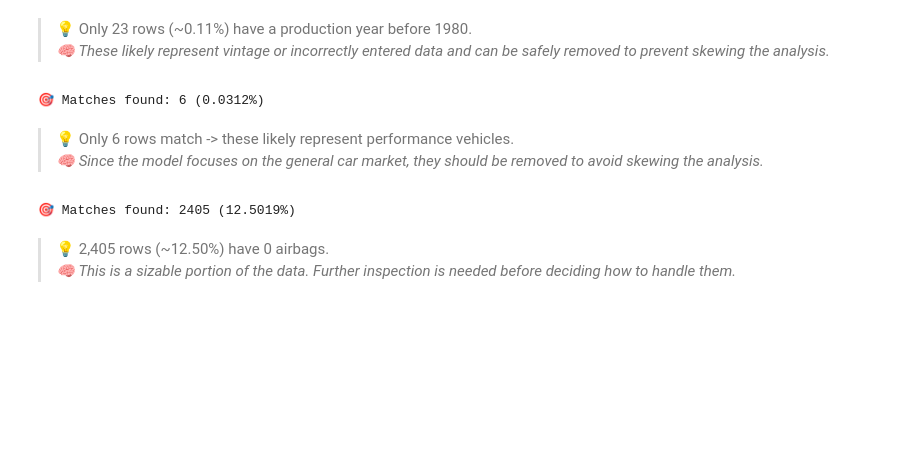
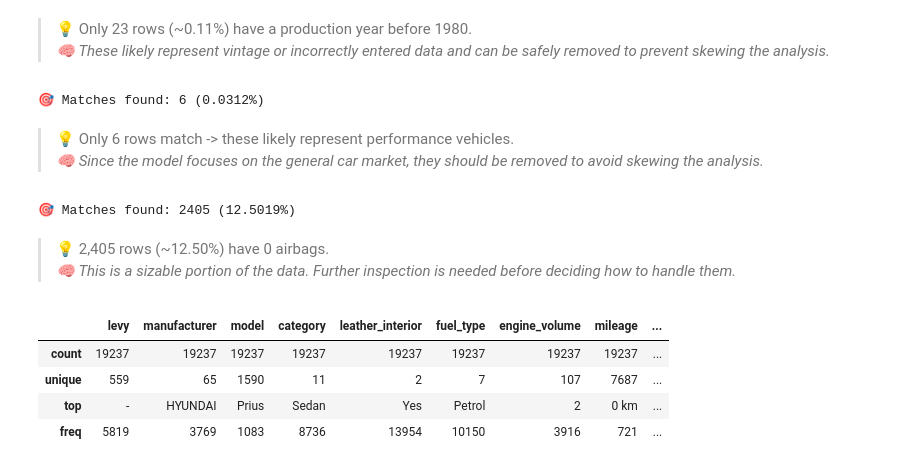
Before and after one commit to Mithula-cbw/Car-Price-Prediction, a Jupyter notebook: notebooks/Group_11_01_Data_Exploration_and_Cleaning.ipynb, the cells around one changed output. Cells and saved outputs as stored; diff of their text form; code cells hidden in the pictures; blank space fills up the shorter version.

```diff
--- a/notebooks/Group_11_01_Data_Exploration_and_Cleaning.ipynb
+++ b/notebooks/Group_11_01_Data_Exploration_and_Cleaning.ipynb
@@ -254,3 +254,12 @@ print(f"🎯 Matches found: {count_0} ({percentage_0:.4f}%)")
 # %% [markdown]
 > 💡 2,405  rows (~12.50%) have 0 airbags.
 > *🧠 This is a sizable portion of the data. Further inspection is needed before deciding how to handle them.*
+# %%
+# Prints basic statistics (mean, standard deviation, min, max, etc.)
+df.describe(include='object')      # For  numeric data types
+# %% [output]
+|  | levy | manufacturer | model | category | leather_interior | fuel_type | engine_volume | mileage | ... |
+| count | 19237 | 19237 | 19237 | 19237 | 19237 | 19237 | 19237 | 19237 | ... |
+| unique | 559 | 65 | 1590 | 11 | 2 | 7 | 107 | 7687 | ... |
+| top | - | HYUNDAI | Prius | Sedan | Yes | Petrol | 2 | 0 km | ... |
+| freq | 5819 | 3769 | 1083 | 8736 | 13954 | 10150 | 3916 | 721 | ... |
```
Also changed, not shown: parts of 21 cells of this notebook.
